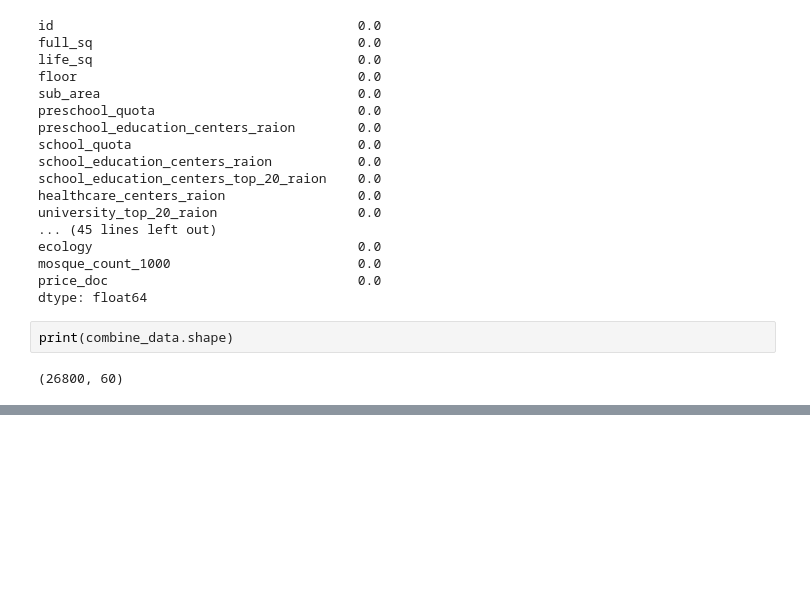
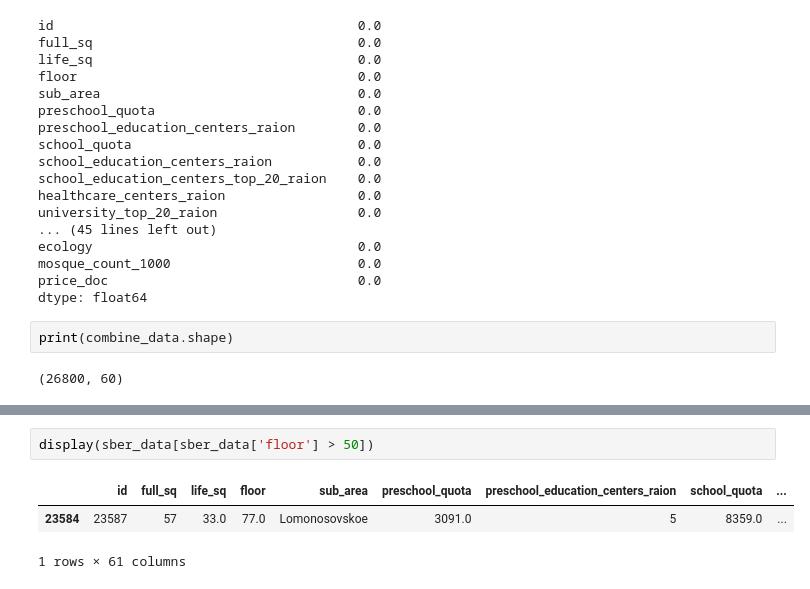
Before and after one commit to Kagemushe/sf_data_science, a Jupyter notebook: sber_py.ipynb, the cells around one changed output, grey strips where cells are left out. Drawn from its saved outputs; the diff is of its cells as text; blank space fills up the shorter version.

```diff
--- a/sber_py.ipynb
+++ b/sber_py.ipynb
@@ -316,0 +369,6 @@ print(combine_data.shape)
+# %%
+display(sber_data[sber_data['floor'] > 50])
+# %% [output]
+|  | id | full_sq | life_sq | floor | sub_area | preschool_quota | preschool_education_centers_raion | school_quota | ... |
+| 23584 | 23587 | 57 | 33.0 | 77.0 | Lomonosovskoe | 3091.0 | 5 | 8359.0 | ... |
+1 rows × 61 columns
```
Also changed, not shown: parts of 7 cells of this notebook.
